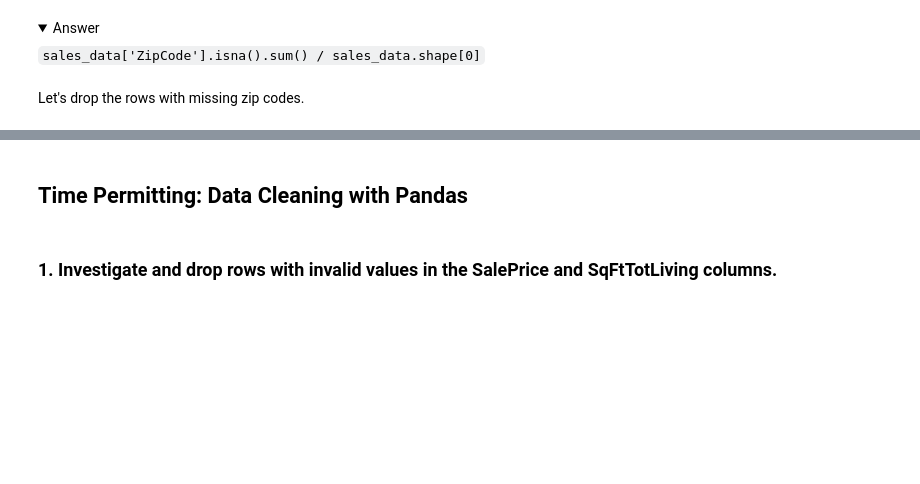
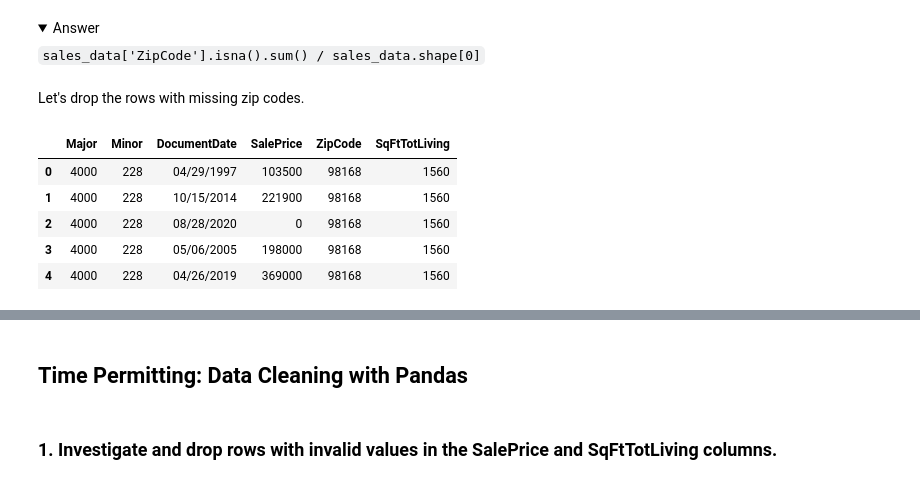
Before and after one commit to erdemiraysu/ds-aggregating_combining_dataframes-nbz32, a Jupyter notebook: aggregating_combining_dataframes.ipynb, the cells around one changed output, grey strips where cells are left out. Saved outputs shown, nothing was run; the diff lists cells and outputs as text; code cells hidden in the pictures; folded sections open; blank space fills up the shorter version.

```diff
--- a/aggregating_combining_dataframes.ipynb
+++ b/aggregating_combining_dataframes.ipynb
@@ -227,7 +484,7 @@ Go [here](https://info.kingcounty.gov/assessor/DataDownload/default.aspx) and do
 # Both of these csv files have many columns, so we'll just pre-select
 # which ones we want to use.
 
-sales_df = pd.read_csv('/Users/gdamico/Downloads/EXTR_RPSale.csv',
+sales_df = pd.read_csv('data/EXTR_RPSale.csv',
                        encoding='latin-1',
                        usecols=['Major', 'Minor', 'DocumentDate', 'SalePrice'])
 # %%
@@ -235,5 +504,5 @@ sales_df.info()
 # %%
-bldg_df = pd.read_csv('~/Downloads/EXTR_ResBldg.csv',
+bldg_df = pd.read_csv('data/EXTR_ResBldg.csv',
                      usecols=['Major', 'Minor', 'SqFtTotLiving', 'ZipCode'])
 # %%
 bldg_df.info()
@@ -258,3 +571,13 @@ What percentage of housing records are missing ZIP codes?
     </details>
 # %% [markdown]
 Let's drop the rows with missing zip codes.
+# %%
+sales_data = sales_data.dropna(subset=['ZipCode'], how='all')
+sales_data.head()
+# %% [output]
+|  | Major | Minor | DocumentDate | SalePrice | ZipCode | SqFtTotLiving |
+| 0 | 4000 | 228 | 04/29/1997 | 103500 | 98168 | 1560 |
+| 1 | 4000 | 228 | 10/15/2014 | 221900 | 98168 | 1560 |
+| 2 | 4000 | 228 | 08/28/2020 | 0 | 98168 | 1560 |
+| 3 | 4000 | 228 | 05/06/2005 | 198000 | 98168 | 1560 |
+| 4 | 4000 | 228 | 04/26/2019 | 369000 | 98168 | 1560 |
```
Also changed, not shown: parts of 64 cells of this notebook.
